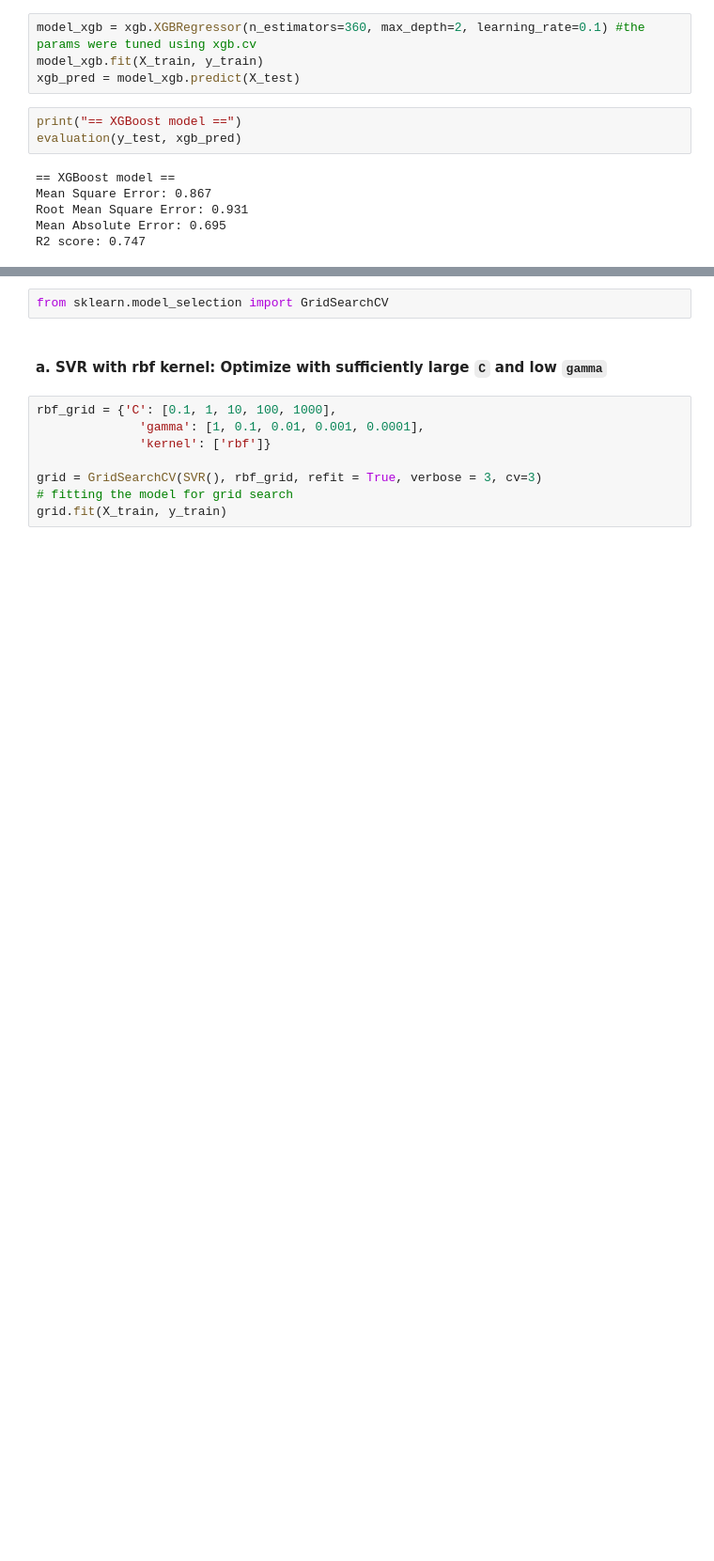
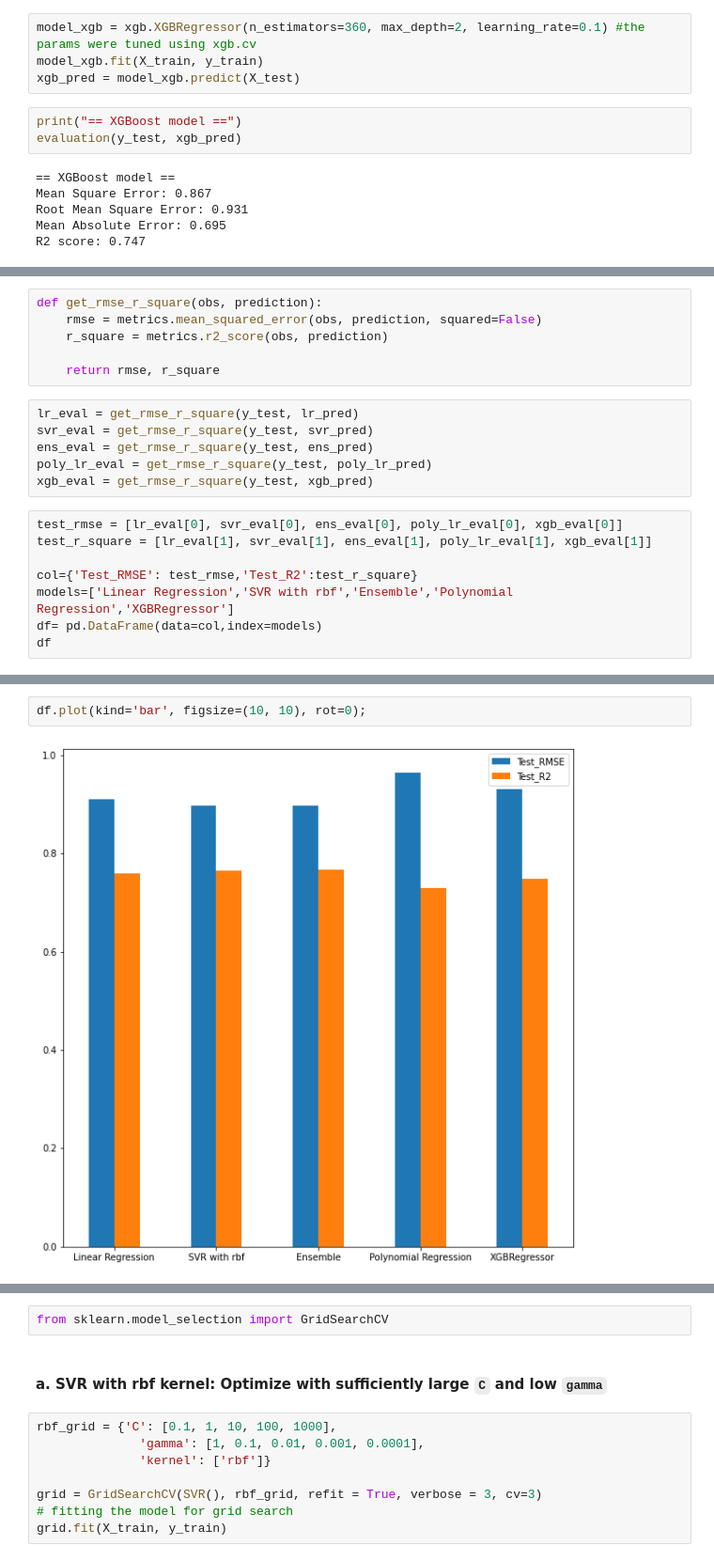
Before and after one commit to nnbtam99/hcmus-data-science, a Jupyter notebook: FinalProject/1712747_1712856/PredictionTemperature.ipynb, the cells around one changed output, grey strips where cells are left out. Shown at 94% size. Cells and saved outputs as stored; diff of their text form; blank space fills up the shorter version.

```diff
--- a/FinalProject/1712747_1712856/PredictionTemperature.ipynb
+++ b/FinalProject/1712747_1712856/PredictionTemperature.ipynb
@@ -868,0 +871,20 @@ R2 score: 0.747
+# %%
+def get_rmse_r_square(obs, prediction):
+    rmse = metrics.mean_squared_error(obs, prediction, squared=False)
+    r_square = metrics.r2_score(obs, prediction)
+
+    return rmse, r_square
+# %%
+lr_eval = get_rmse_r_square(y_test, lr_pred)
+svr_eval = get_rmse_r_square(y_test, svr_pred)
+ens_eval = get_rmse_r_square(y_test, ens_pred)
+poly_lr_eval = get_rmse_r_square(y_test, poly_lr_pred)
+xgb_eval = get_rmse_r_square(y_test, xgb_pred)
+# %%
+test_rmse = [lr_eval[0], svr_eval[0], ens_eval[0], poly_lr_eval[0], xgb_eval[0]]
+test_r_square = [lr_eval[1], svr_eval[1], ens_eval[1], poly_lr_eval[1], xgb_eval[1]]
+
+col={'Test_RMSE': test_rmse,'Test_R2':test_r_square}
+models=['Linear Regression','SVR with rbf','Ensemble','Polynomial Regression','XGBRegressor']
+df= pd.DataFrame(data=col,index=models)
+df
@@ -869 +898,5 @@ R2 score: 0.747
+# %%
+df.plot(kind='bar', figsize=(10, 10), rot=0);
+# %% [output]
+[figure, added]
 # %% [markdown]
```
Also changed, not shown: parts of 8 cells of this notebook, 2 other files.
